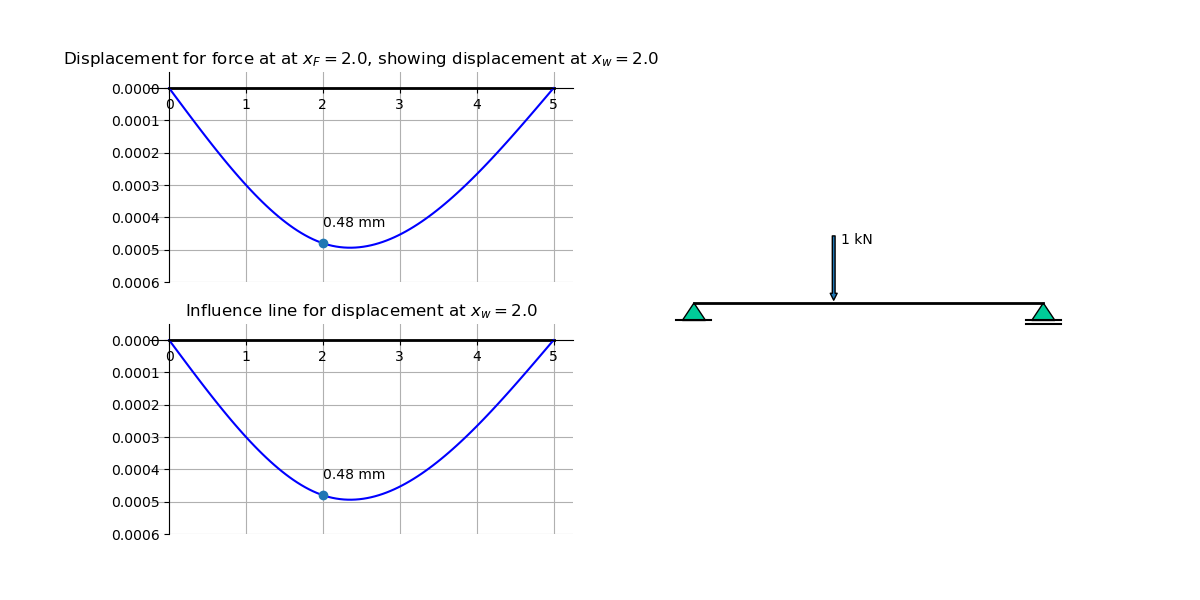
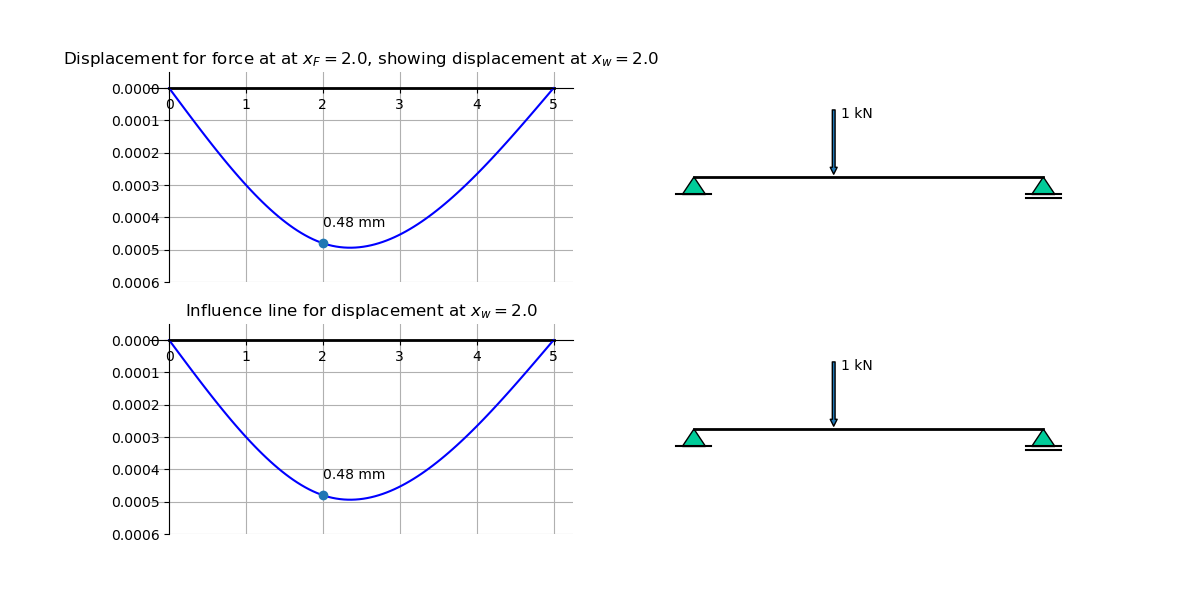
Unified diff of the notebook cell whose output changed from the first chart to the second:
--- before
+++ after
@@ -7,11 +7,13 @@
 
 gs = fig.add_gridspec(2,2)
-axs0 = fig.add_subplot(gs[:, 1])
+axs0 = fig.add_subplot(gs[0, 1])
 axs1 = fig.add_subplot(gs[0, 0])
 axs2 = fig.add_subplot(gs[1, 0])
+axs3 = fig.add_subplot(gs[1, 1])
 def func(a,b):
     axs0.clear()
     axs1.clear()  # Clear the existing plot
     axs2.clear()
+    axs3.clear()
     
     axs0.plot([0,5],[0,0],color='black',linewidth=2)
@@ -34,4 +36,24 @@
     axs0.invert_yaxis()
     axs0.axis('off')
+
+    axs3.plot([0,5],[0,0],color='black',linewidth=2)
+    L_i = 0
+    y = np.array([[-1/6+L_i,1/4], [L_i,0], [1/6+L_i,1/4]])
+    p = Polygon(y, facecolor = '#00CC99',edgecolor='black')
+    axs3.plot([-0.25+L_i,0.25+L_i],[0.25,0.25],color='black')
+    axs3.add_patch(p)
+    L_i = 5
+    y = np.array([[-1/6+L_i,1/4], [L_i,0], [1/6+L_i,1/4]])
+    p = Polygon(y, facecolor = '#00CC99',edgecolor='black')
+    axs3.plot([-0.25+L_i,0.25+L_i],[0.25,0.25],color='black')
+    axs3.plot([-0.25+L_i,0.25+L_i],[0.3,0.3],color='black')
+    axs3.add_patch(p)
+    axs3.annotate('1 kN',xy = [a+0.1,-1],ha='left',va='top')
+    
+    axs3.annotate(text='', xy=(a,0), xytext=(a,-1), arrowprops=dict(arrowstyle='simple'))
+    axs3.set_ylim([-1,1])
+    axs3.set_aspect('equal')
+    axs3.invert_yaxis()
+    axs3.axis('off')
 
     axs1.plot([0,5],[0,0],color='black',linewidth=2)

Commit: add another plto